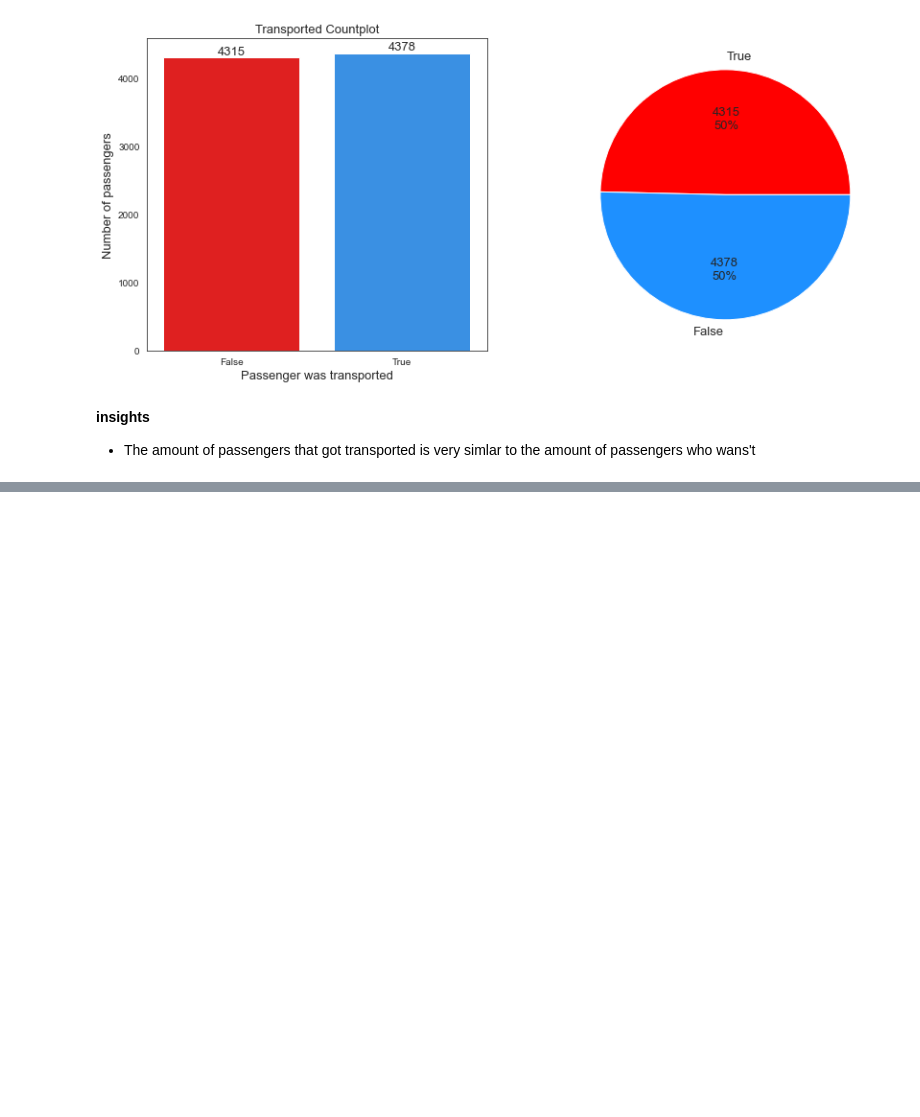
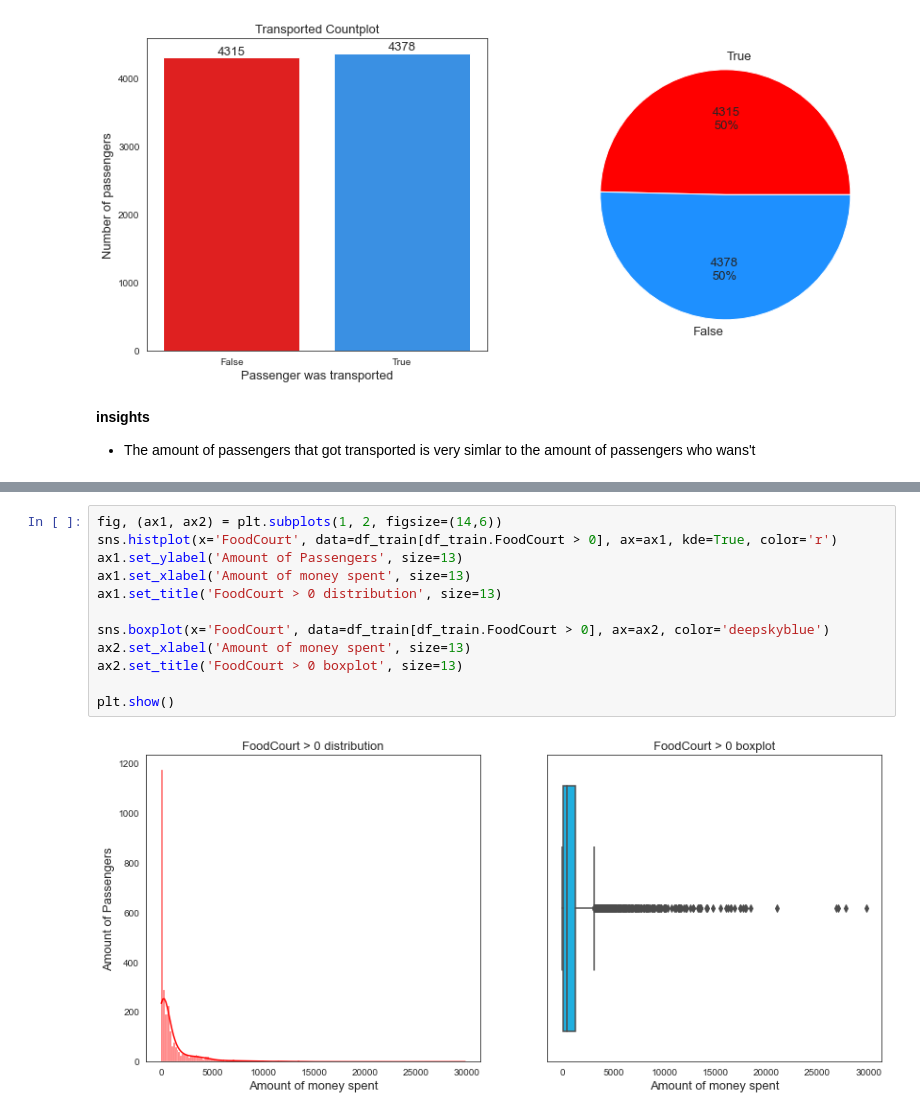
Before and after one commit to macedoti13/Spaceship-Titanic, a Jupyter notebook: TeleportedClassification.ipynb, the cells around one changed output, grey strips where cells are left out. Saved outputs shown, nothing was run; the diff lists cells and outputs as text; blank space fills up the shorter version.

```diff
--- a/TeleportedClassification.ipynb
+++ b/TeleportedClassification.ipynb
@@ -446,0 +479,14 @@ plt.show()
+# %%
+fig, (ax1, ax2) = plt.subplots(1, 2, figsize=(14,6))
+sns.histplot(x='FoodCourt', data=df_train[df_train.FoodCourt > 0], ax=ax1, kde=True, color='r')
+ax1.set_ylabel('Amount of Passengers', size=13)
+ax1.set_xlabel('Amount of money spent', size=13)
+ax1.set_title('FoodCourt > 0 distribution', size=13)
+
+sns.boxplot(x='FoodCourt', data=df_train[df_train.FoodCourt > 0], ax=ax2, color='deepskyblue')
+ax2.set_xlabel('Amount of money spent', size=13)
+ax2.set_title('FoodCourt > 0 boxplot', size=13)
+
+plt.show()
+# %% [output]
+[figure, added]
```
Also changed, not shown: parts of 7 cells of this notebook.
